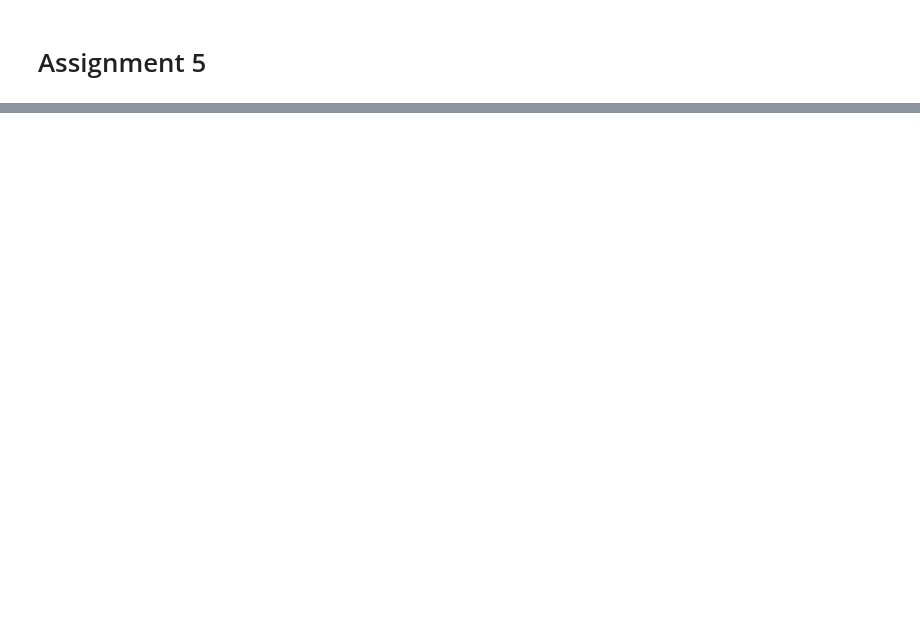
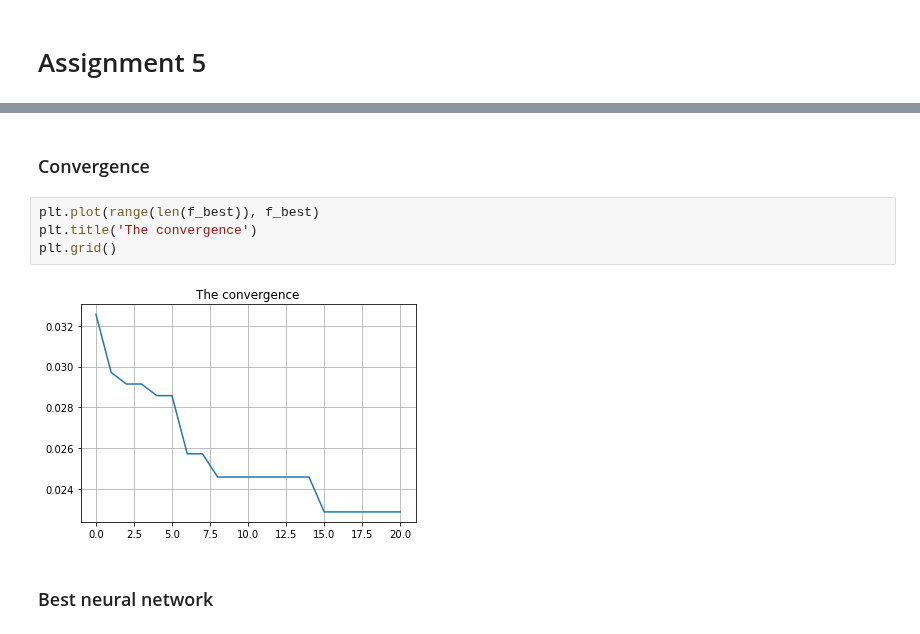
Before and after one commit to ChackMociute/Computational-Intelligence, a Jupyter notebook: Assignments/Assignment 5/assignment_5.ipynb, the cells around one changed output, grey strips where cells are left out. Saved outputs shown, nothing was run; the diff lists cells and outputs as text; blank space fills up the shorter version.

```diff
--- a/Assignments/Assignment 5/assignment_5.ipynb
+++ b/Assignments/Assignment 5/assignment_5.ipynb
@@ -279,0 +330,10 @@ FINISHED!
+# %% [markdown]
+### Convergence
+# %%
+plt.plot(range(len(f_best)), f_best)
+plt.title('The convergence')
+plt.grid()
+# %% [output]
+[figure, added]
+# %% [markdown]
+### Best neural network
```
Also changed, not shown: parts of 21 cells of this notebook.
